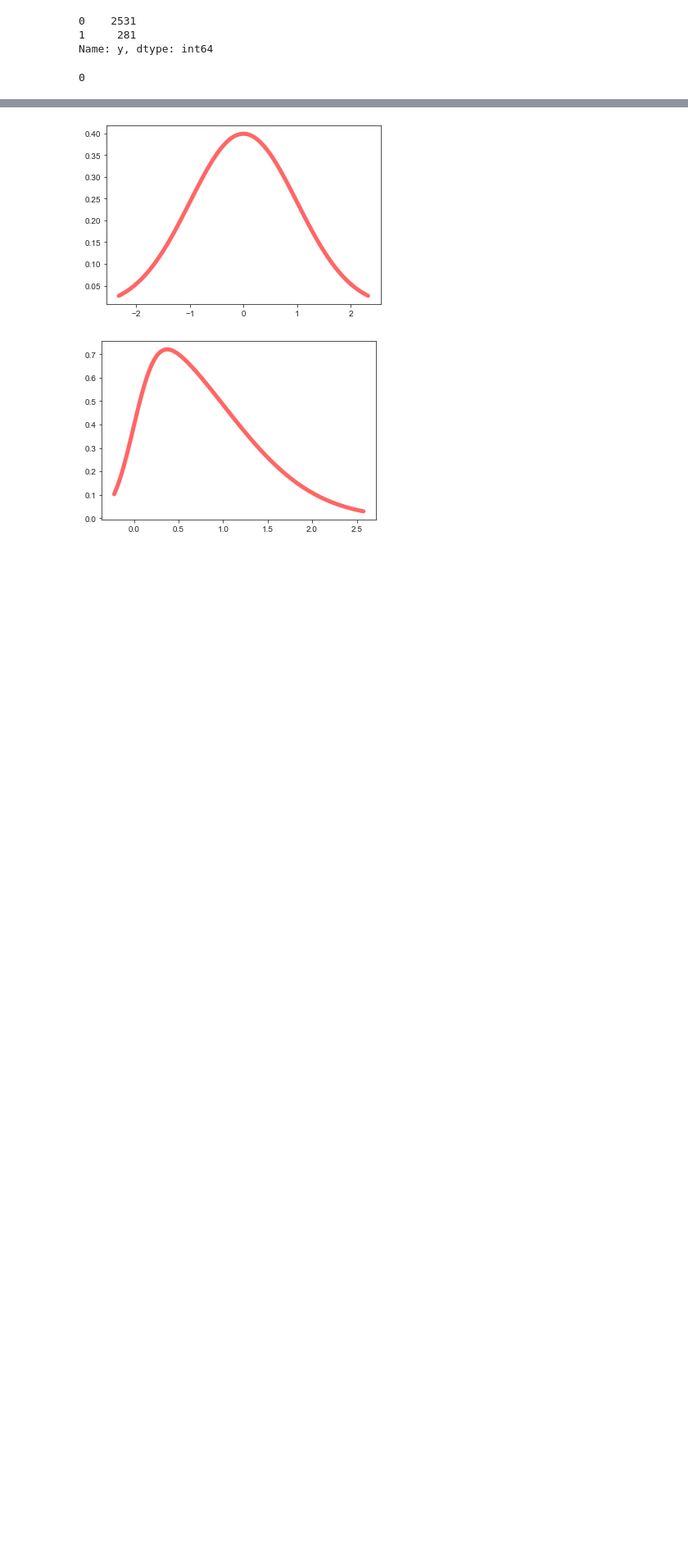
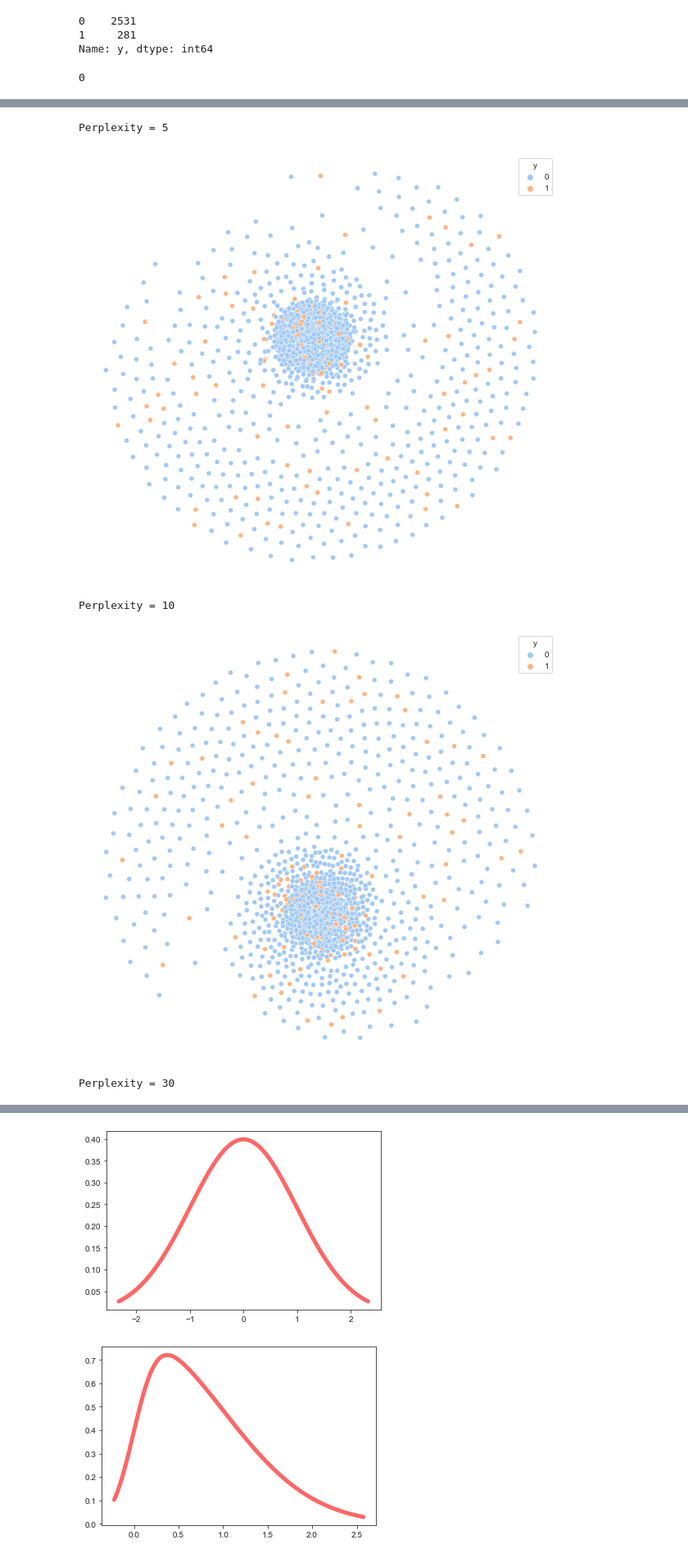
Before and after one commit to macwascdv/ML_Final_Project, a Jupyter notebook: eda.ipynb, the cells around one changed output, grey strips where cells are left out. Shown at 82% size. Saved outputs shown, nothing was run; the diff lists cells and outputs as text; code cells hidden in the pictures; blank space fills up the shorter version.

```diff
--- a/eda.ipynb
+++ b/eda.ipynb
@@ -13,3 +24,6 @@ from sklearn.utils.class_weight import compute_class_weight
+# %%
+encoder = lambda x:1 if x == -1 else 0
+decoder = lambda x:-1 if x == 1 else 1
 # %%
 X = pd.read_csv(os.path.join('data','train_data.csv'), header=None)
 y = pd.read_csv(os.path.join('data','train_labels.csv'), header=None, names=['y'])
@@ -61,0 +80,17 @@ import scipy
+# %%
+for perplexity in [5, 10, 30, 50, 100, 500]:
+    print(f'Perplexity = {perplexity}')
+    X_tsne = TSNE(learning_rate=100, perplexity=perplexity).fit_transform(X_train_standarized)
+    fig = plt.figure(figsize=(8, 8))
+    ax = plt.axes(frameon=False)
+    plt.setp(ax, xticks=(), yticks=())
+    plt.subplots_adjust(left=0.0, bottom=0.0, right=1.0, top=0.9, wspace=0.0, hspace=0.0)
+    sns.scatterplot(X_tsne[:,0],
+           X_tsne[:,1], hue=y_train)
+    plt.show()
+# %% [output]
+Perplexity = 5
+[figure, added]
+Perplexity = 10
+[figure, added]
+Perplexity = 30
```
Also changed, not shown: parts of 31 cells of this notebook.
